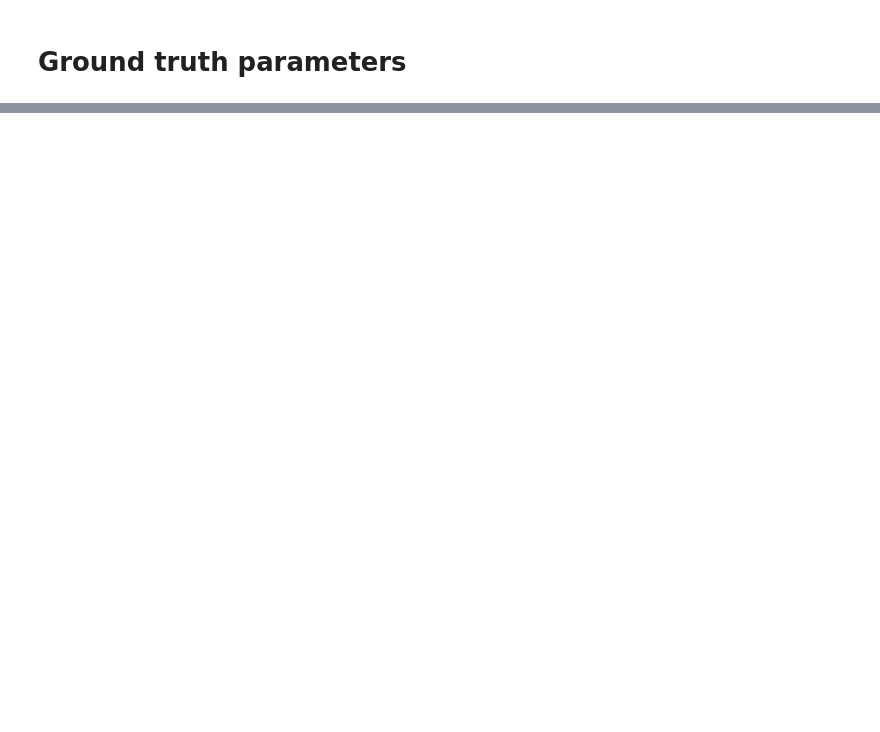
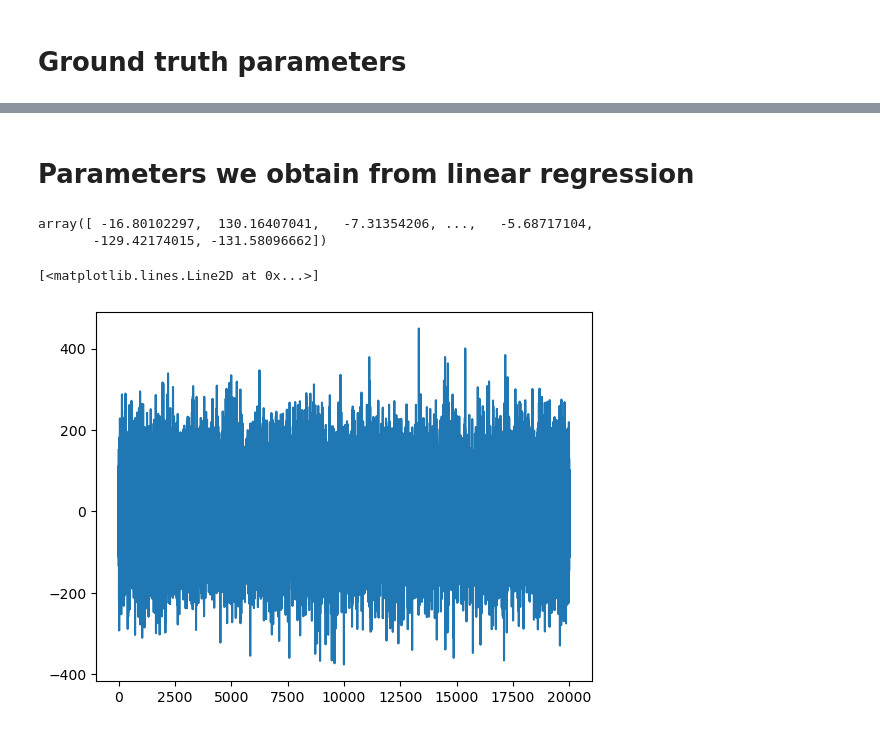
Before and after one commit to lvjonok/s24-stat-tech-analysis, a Jupyter notebook: analysis.ipynb, the cells around one changed output, grey strips where cells are left out. Drawn from its saved outputs; the diff is of its cells as text; code cells hidden in the pictures; blank space fills up the shorter version.

```diff
--- a/analysis.ipynb
+++ b/analysis.ipynb
@@ -91,0 +113,12 @@ array([0.  , 0.3 , 1.09])
+# %% [markdown]
+# Parameters we obtain from linear regression
+# %%
+np.random.normal(0, 100, size=b.shape)
+# %% [output]
+array([ -16.80102297,  130.16407041,   -7.31354206, ...,   -5.68717104,
+       -129.42174015, -131.58096662])
+# %%
+plt.plot(np.random.normal(0, 100, size=b.shape))
+# %% [output]
+[<matplotlib.lines.Line2D at 0x...>]
+[figure, added]
```
Also changed, not shown: parts of 14 cells of this notebook, 1 other file.
